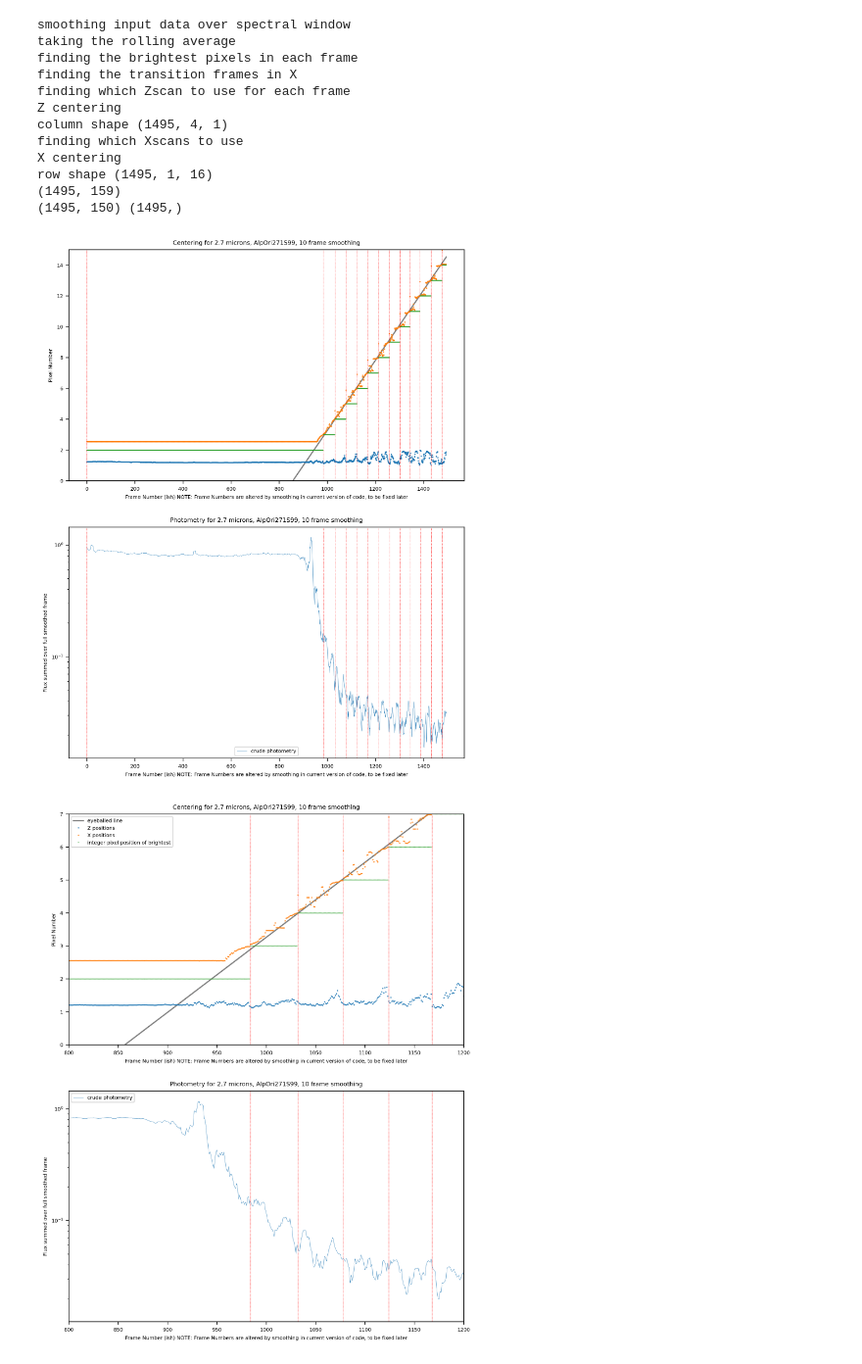
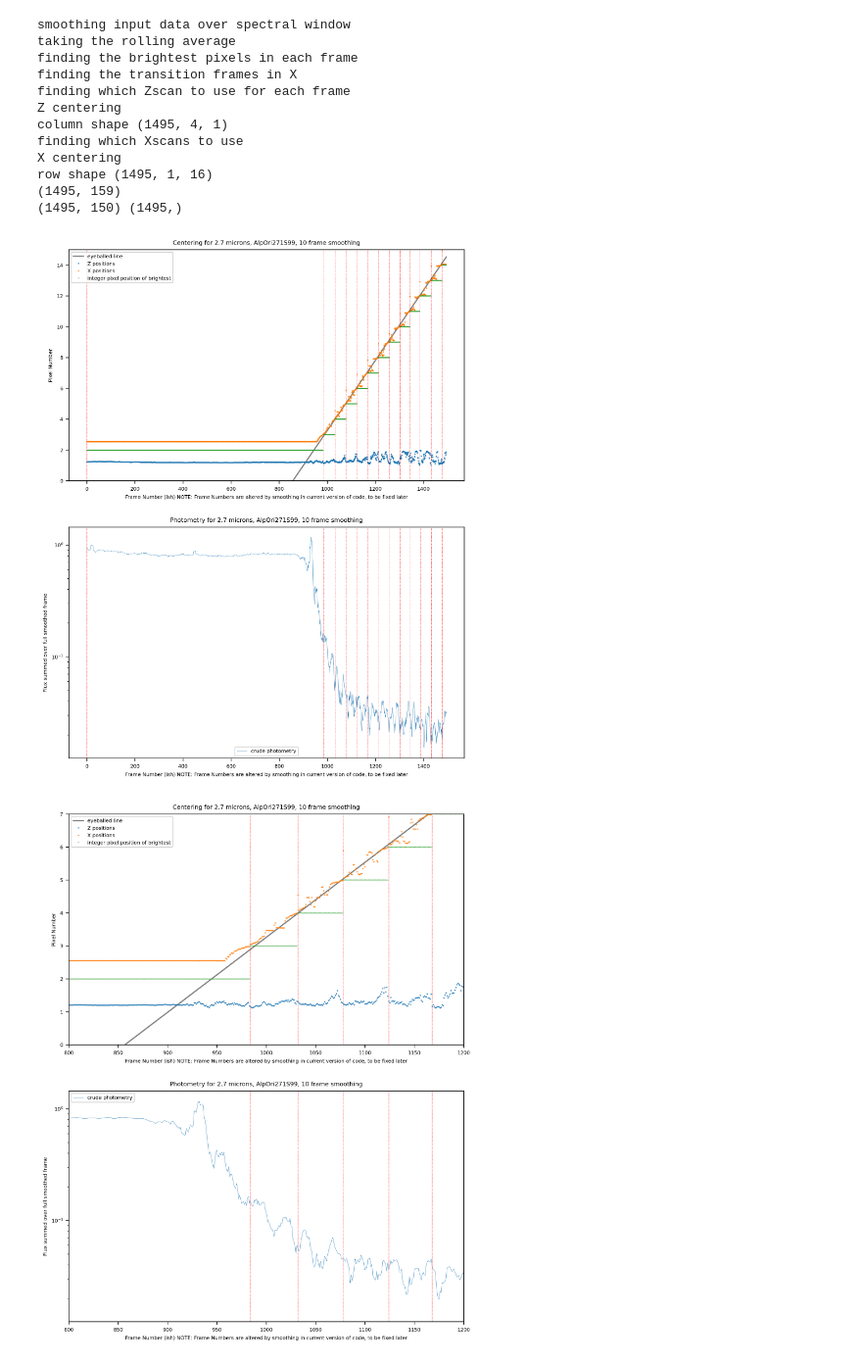
Before and after one commit to AnIndefiniteArticle/slapvisos, a Jupyter notebook: Untitled.ipynb, the cells around one changed output. Shown at 98% size. Cells and saved outputs as stored; diff of their text form; code cells hidden in the pictures.

```diff
--- a/Untitled.ipynb
+++ b/Untitled.ipynb
@@ -84,29 +84,30 @@ crudephotometry = smoothmono[:,1:3,1:].sum(axis=2).sum(axis=1)/80
 # %%
 plt.rcParams.update({'font.size': 6})
 fig, axs = plt.subplots(figsize=(8.5,11), dpi=300, nrows=2, ncols=1)
 axs[0].plot(linex, liney, 'gray', label='eyeballed line')
 axs[0].plot(Zbrights + Zcorr, '.', markersize=1, label='Z positions')
 axs[0].plot(Xbrights + Xcorr, '.', markersize=1, label='X positions')
 axs[0].plot(Xbrights, '.', markersize=0.5, label='integer pixel position of brightest')
 axs[0].set_ylim(0,15)
 for i in range(len(Xtransitions)):
   axs[0].axvline(Xtransitions[i,0],0,15, color='red', linestyle='dashed', linewidth=0.3)
 axs[0].set_title("Centering for 2.7 microns, "+occname+", "+str(smoothing)+" frame smoothing")
 axs[0].set_ylabel("Pixel Number")
 axs[0].set_xlabel("Frame Number (ish) NOTE: Frame Numbers are altered by smoothing in current version of code, to be fixed later")
+axs[0].legend(loc='upper left')
 
 axs[1].plot(crudephotometry, linewidth=0.3, label='crude photometry')
 for i in range(len(Xtransitions)):
   axs[1].axvline(Xtransitions[i,0],0,1, color='red', linestyle='dashed', linewidth=0.3)
 axs[1].set_yscale("log")
 axs[1].set_title("Photometry for 2.7 microns, "+occname+", "+str(smoothing)+" frame smoothing")
 axs[1].set_ylabel("Flux summed over full smoothed frame")
 axs[1].set_xlabel("Frame Number (ish) NOTE: Frame Numbers are altered by smoothing in current version of code, to be fixed later")
 axs[1].legend()
 
 fig.savefig(outdir + occname + "-" + str(smoothing) + "-log.png")
 # %% [output]
-[figure, old version]
+[figure, new version]
 # %%
 plt.rcParams.update({'font.size': 6})
 fig, axs = plt.subplots(figsize=(8.5,11), dpi=300, nrows=2, ncols=1)
```
Also changed, not shown: parts of 16 cells of this notebook.
